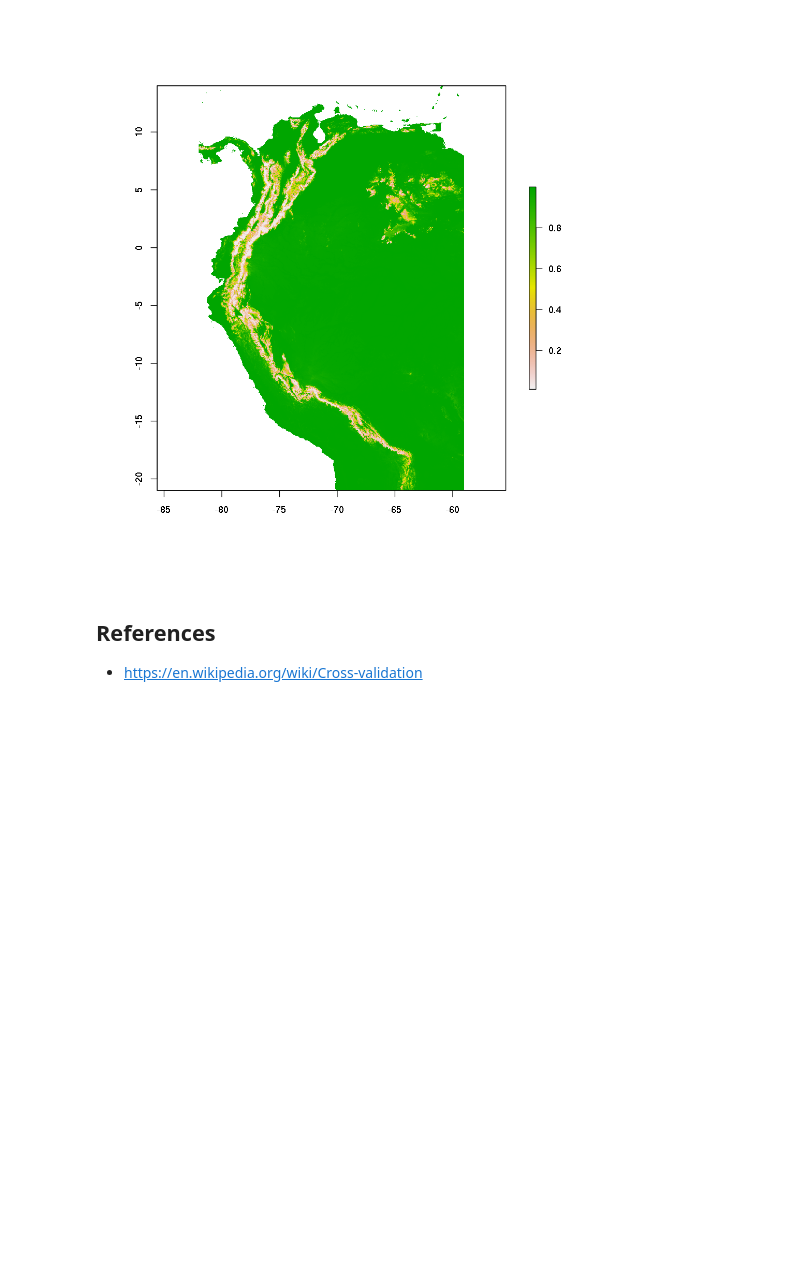
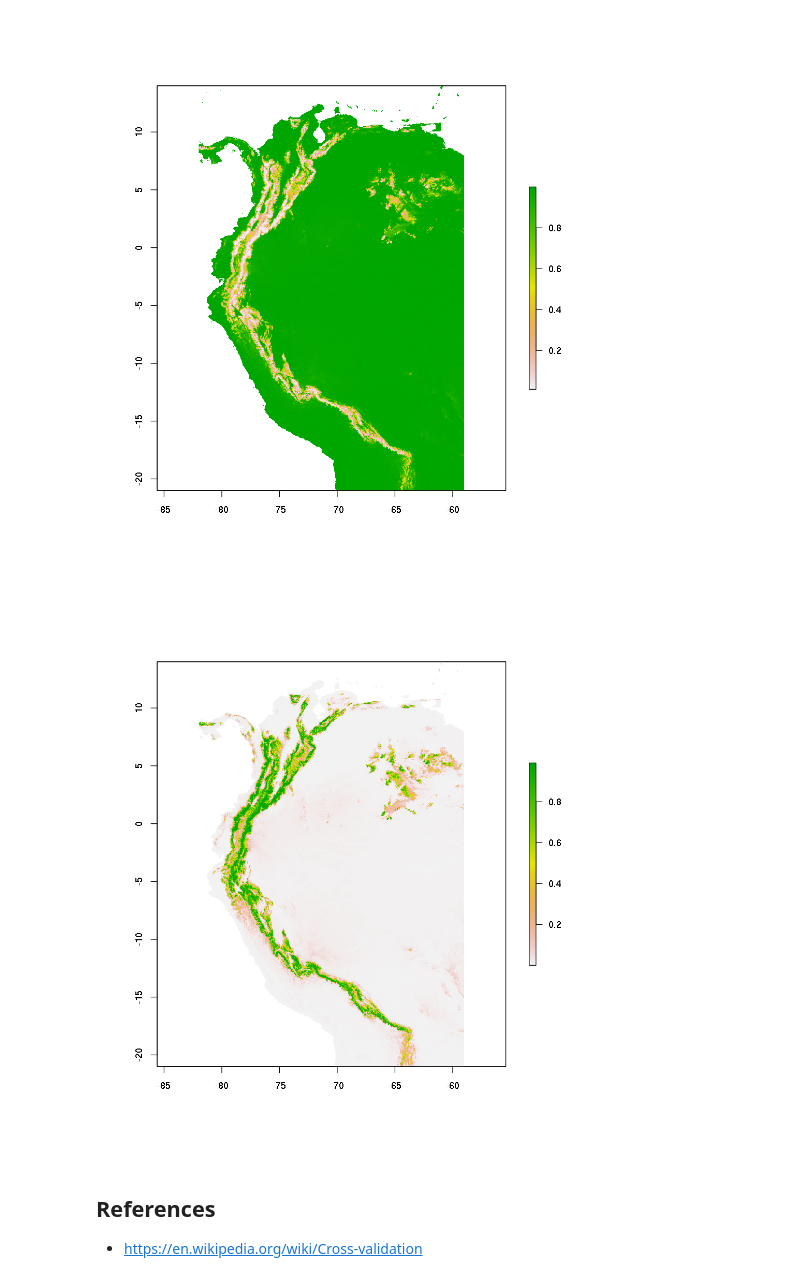
Before and after one commit to selvaje/SE_data, a Jupyter notebook: exercise/101_SDM1_MWood_Rmodel.ipynb, the cells around one changed output. Cells and saved outputs as stored; diff of their text form; code cells hidden in the pictures; blank space fills up the shorter version.

```diff
--- a/exercise/101_SDM1_MWood_Rmodel.ipynb
+++ b/exercise/101_SDM1_MWood_Rmodel.ipynb
@@ -454,10 +454,15 @@ plot(pred.mdl.glm.cv.raw)
 # %% [markdown]
 Predict and ploting in terms of probability
 # %%
-pred.mdl.glm.cv.prob <- raster::predict(senv,mdl.glm.cv ,type="prob")
-plot(pred.mdl.glm.cv.prob)
+pred.mdl.glm.cv.prob1 <- raster::predict(senv,mdl.glm.cv ,type="prob" , index=1)
+plot(pred.mdl.glm.cv.prob1)
 # %% [output]
 [figure]
+# %%
+pred.mdl.glm.cv.prob2 <- raster::predict(senv,mdl.glm.cv ,type="prob" , index=2)
+plot(pred.mdl.glm.cv.prob2)
+# %% [output]
+[figure, added]
 # %% [markdown]
 ## References
 
```
Also changed, not shown: parts of 6 cells of this notebook.
